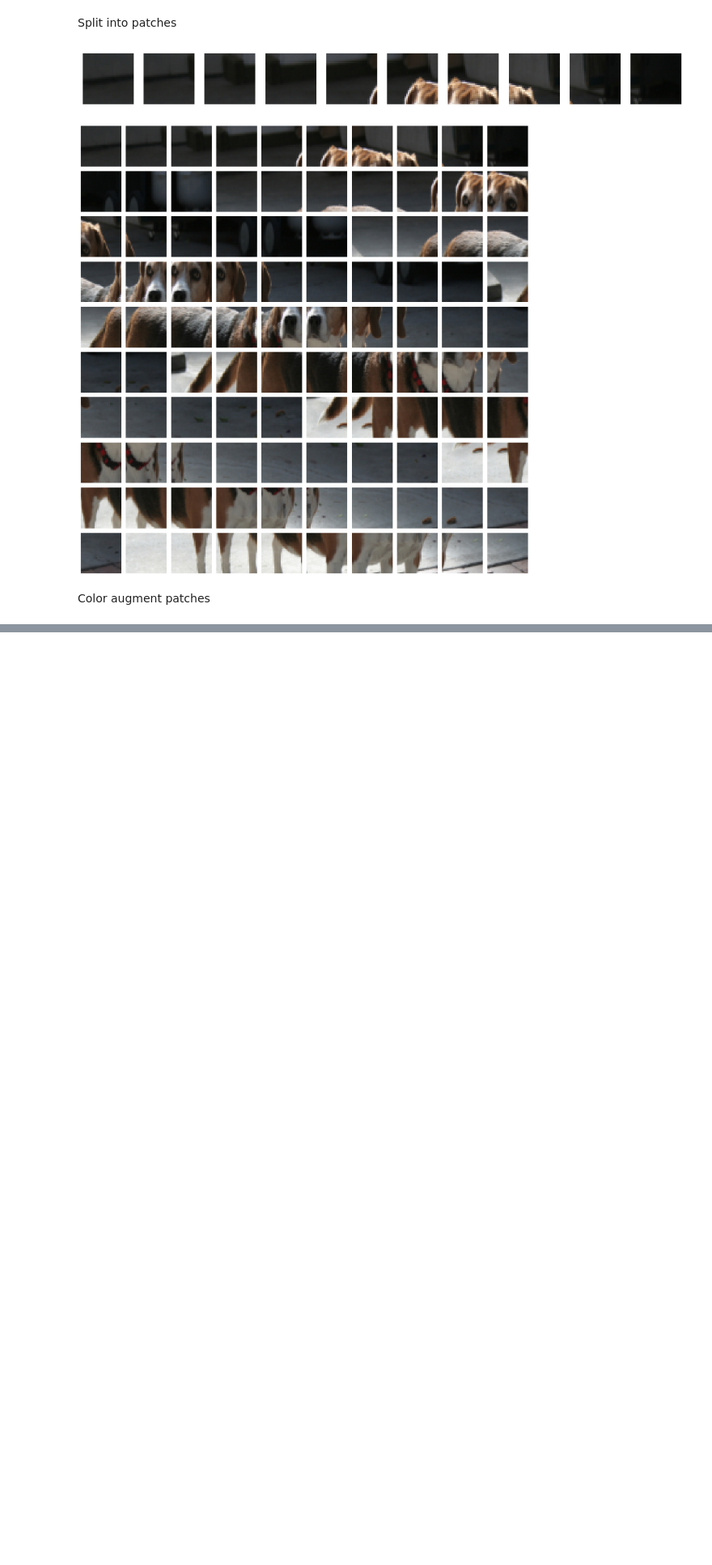
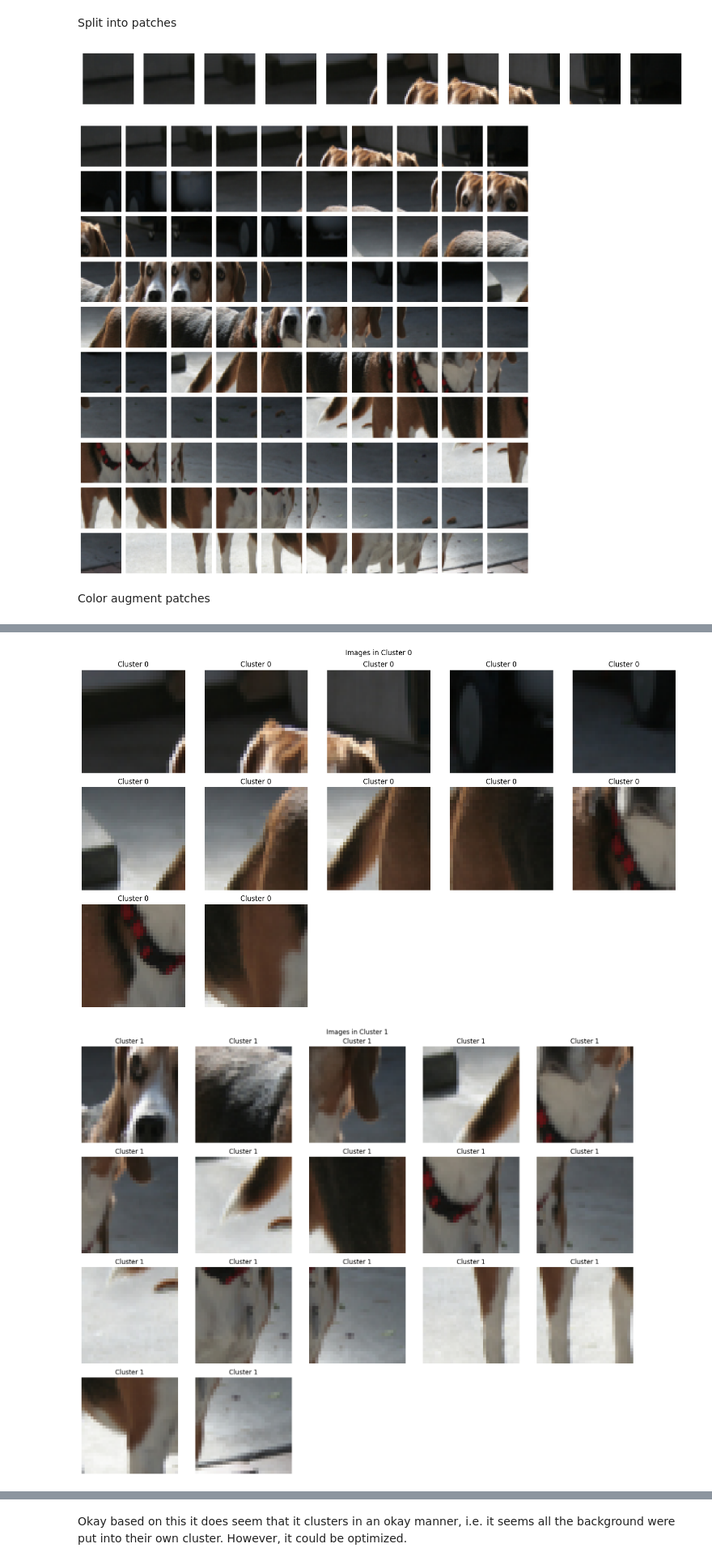
Before and after one commit to snaderi2000/yc_project_1, a Jupyter notebook: exploration.ipynb, the cells around one changed output, grey strips where cells are left out. Shown at 81% size. Saved outputs shown, nothing was run; the diff lists cells and outputs as text; code cells hidden in the pictures; blank space fills up the shorter version.

```diff
--- a/exploration.ipynb
+++ b/exploration.ipynb
@@ -208,0 +300,12 @@ Embedding and position: (array([5.18774316e-02, 0.00000000e+00, 3.30957095e-03,
+# %%
+# Apply PCA with the optimal number of dimensions
+pca_optimal = PCA(n_components=optimal_dim)
+reduced_embeddings = pca_optimal.fit_transform(all_embeddings)
+
+# Add the reduced embeddings back to the dictionary
+for idx, reduced_embedding in zip(patch_dict.keys(), reduced_embeddings):
+    patch_dict[idx]["reduced_embedding"] = reduced_embedding
+
+# Check one entry to verify that the reduced embedding has been added
+print("Sample entry in patch_dict with reduced embedding:", patch_dict[0])
+print("Reduced embedding dimensions:", patch_dict[0]["reduced_embedding"].shape)
@@ -208,0 +330,43 @@ Embedding and position: (array([5.18774316e-02, 0.00000000e+00, 3.30957095e-03,
+# %%
+from sklearn.cluster import KMeans
+import matplotlib.pyplot as plt
+
+# Set the number of clusters
+num_clusters = 5  # You can adjust this based on your preference or use a method like elbow method
+
+# Collect reduced embeddings for clustering
+reduced_embeddings = [patch_dict[idx]["reduced_embedding"] for idx in patch_dict.keys()]
+
+# Apply K-Means clustering
+kmeans = KMeans(n_clusters=num_clusters, random_state=0)
+cluster_labels = kmeans.fit_predict(reduced_embeddings)
+
+# Add cluster labels back to the dictionary
+for idx, label in zip(patch_dict.keys(), cluster_labels):
+    patch_dict[idx]["cluster"] = label
+
+# Step 3: Display images by cluster
+for cluster in range(num_clusters):
+    cluster_indices = [idx for idx, data in patch_dict.items() if data["cluster"] == cluster]
+    num_patches = len(cluster_indices)
+    cols = 5  # Set number of columns for display
+    rows = (num_patches // cols) + 1
+
+    fig, axes = plt.subplots(rows, cols, figsize=(15, rows * 3))
+    axes = axes.flatten()
+
+    for i, idx in enumerate(cluster_indices):
+        axes[i].imshow(patch_dict[idx]["original"])
+        axes[i].axis("off")
+        axes[i].set_title(f"Cluster {cluster}")
+
+    # Hide any unused subplots
+    for j in range(i + 1, len(axes)):
+        axes[j].axis("off")
+
+    plt.suptitle(f"Images in Cluster {cluster}")
+    plt.tight_layout()
+    plt.show()
+# %% [output]
+[figure, added]
+[figure, added]
@@ -208,0 +376,2 @@ Embedding and position: (array([5.18774316e-02, 0.00000000e+00, 3.30957095e-03,
+# %% [markdown]
+Okay based on this it does seem that it clusters in an okay manner, i.e. it seems all the background were put into their own cluster. However, it could be optimized.
```
Also changed, not shown: parts of 15 cells of this notebook.
